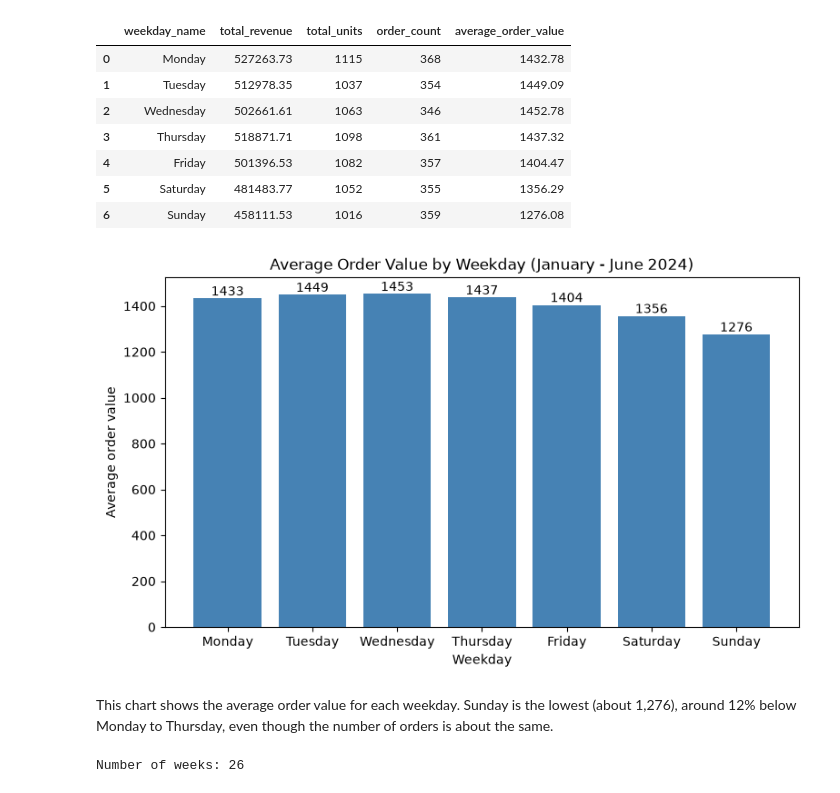
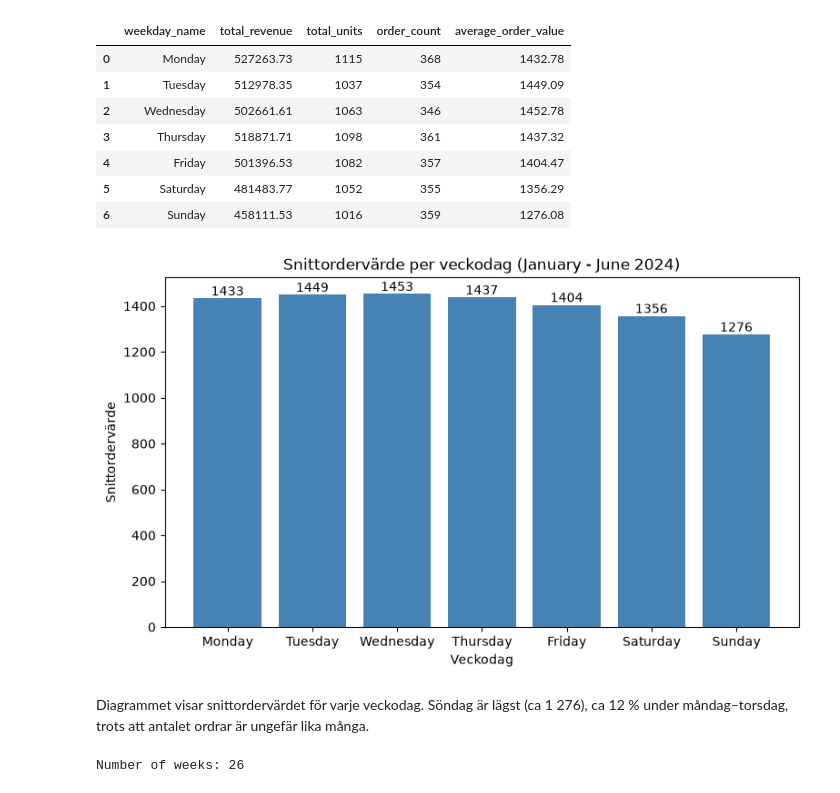
Before and after one commit to Wade-Possible/E-handel, a Jupyter notebook: notebooks/task3_wansiri.ipynb, the cells around one changed output. Cells and saved outputs as stored; diff of their text form; code cells hidden in the pictures.

```diff
--- a/notebooks/task3_wansiri.ipynb
+++ b/notebooks/task3_wansiri.ipynb
@@ -151,18 +151,18 @@ weekday_summary.drop(columns="weekday_number")  # show without weekday number
 # %%
 # Chart 2: Bar chart - average order value for each weekday (which day do customers spend least per order?)
 
 fig = plot_bar(
     weekday_summary["weekday_name"],  # bar names
     weekday_summary["average_order_value"],  # bar heights
-    "Average Order Value by Weekday (January - June 2024)",
-    "Weekday",
-    "Average order value"
+    "Snittordervärde per veckodag (January - June 2024)",
+    "Veckodag",
+    "Snittordervärde"
 )
 plt.show()
 # %% [output]
-[figure, old version]
+[figure, new version]
 # %% [markdown]
-This chart shows the average order value for each weekday. Sunday is the lowest (about 1,276), around 12% below Monday to Thursday, even though the number of orders is about the same.
+Diagrammet visar snittordervärdet för varje veckodag. Söndag är lägst (ca 1 276), ca 12 % under måndag–torsdag, trots att antalet ordrar är ungefär lika många.
 # %%
 # Sales by week
 
```
Also changed, not shown: parts of 9 cells of this notebook.
